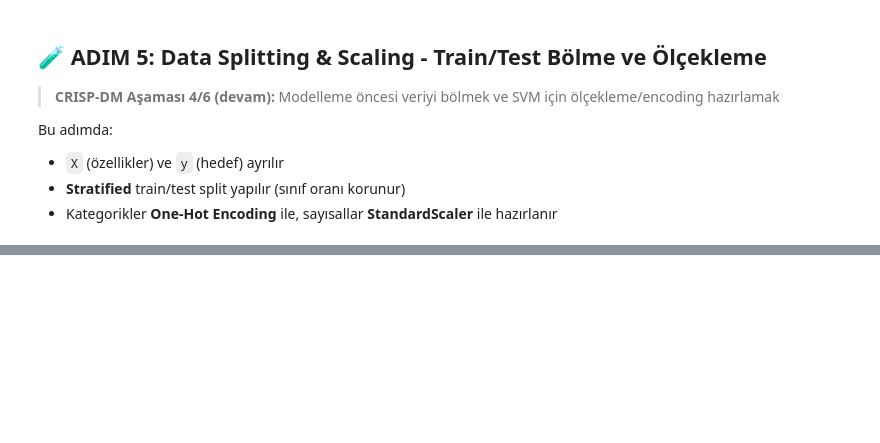
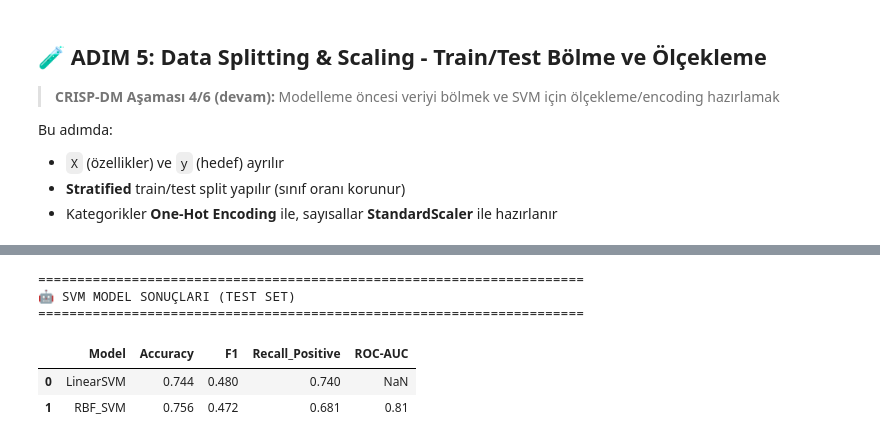
Before and after one commit to cemal-yuksel/ai-datascience-bootcamp2026, a Jupyter notebook: day37/svm_hr_analytics_project.ipynb, the cells around one changed output, grey strips where cells are left out. Cells and saved outputs as stored; diff of their text form; code cells hidden in the pictures; blank space fills up the shorter version.

```diff
--- a/day37/svm_hr_analytics_project.ipynb
+++ b/day37/svm_hr_analytics_project.ipynb
@@ -1977,0 +2162,51 @@ Bu adımda:
+# %%
+# ============================================================
+# SVM MODELLERİ (LINEAR & RBF) - AYNI ÖN İŞLEME PIPELINE'ı İLE
+# ============================================================
+
+from sklearn.metrics import classification_report, confusion_matrix, ConfusionMatrixDisplay, roc_auc_score, roc_curve, f1_score, accuracy_score
+
+svm_models = {
+    'LinearSVM': LinearSVC(random_state=RANDOM_STATE, class_weight='balanced'),
+    'RBF_SVM': SVC(kernel='rbf', probability=True, random_state=RANDOM_STATE, class_weight='balanced')
+}
+
+results = []
+trained_models = {}
+
+for name, model in svm_models.items():
+    clf = Pipeline([
+        ('preprocess', preprocess),
+        ('model', model)
+    ])
+    clf.fit(X_train, y_train)
+    trained_models[name] = clf
+
+    y_pred = clf.predict(X_test)
+    y_proba = clf.predict_proba(X_test)[:, 1] if hasattr(model, 'predict_proba') else None
+
+    acc = accuracy_score(y_test, y_pred)
+    f1 = f1_score(y_test, y_pred)
+    auc = roc_auc_score(y_test, y_proba) if y_proba is not None else None
+    rec = classification_report(y_test, y_pred, output_dict=True)['1']['recall']
+
+    results.append({
+        'Model': name,
+        'Accuracy': acc,
+        'F1': f1,
+        'Recall_Positive': rec,
+        'ROC-AUC': auc
+    })
+
+results_df = pd.DataFrame(results)
+print("="*70)
+print("🤖 SVM MODEL SONUÇLARI (TEST SET)")
+print("="*70)
+display(results_df.round(3))
+# %% [output]
+======================================================================
+🤖 SVM MODEL SONUÇLARI (TEST SET)
+======================================================================
+|  | Model | Accuracy | F1 | Recall_Positive | ROC-AUC |
+| 0 | LinearSVM | 0.744 | 0.480 | 0.740 | NaN |
+| 1 | RBF_SVM | 0.756 | 0.472 | 0.681 | 0.81 |
```
Also changed, not shown: parts of 38 cells of this notebook, 19 other files.
